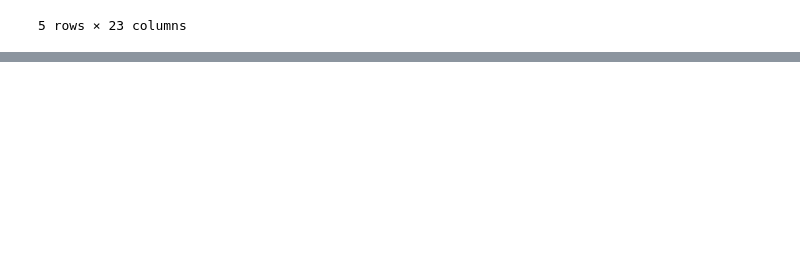
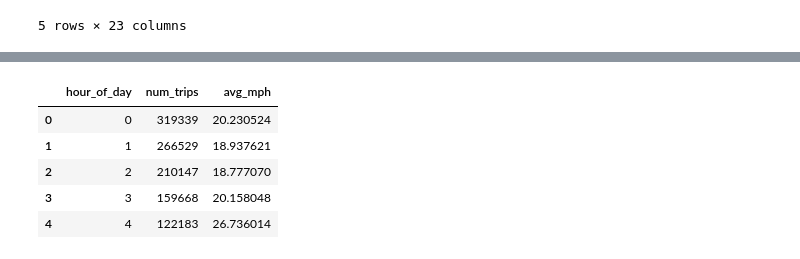
Before and after one commit to SYYoung/Kaggle, a Jupyter notebook: Intro_SQL/with as.ipynb, the cells around one changed output, grey strips where cells are left out. Cells and saved outputs as stored; diff of their text form; code cells hidden in the pictures; blank space fills up the shorter version.

```diff
--- a/Intro_SQL/with as.ipynb
+++ b/Intro_SQL/with as.ipynb
@@ -86,0 +129,28 @@ client.list_rows(table, max_results=5).to_dataframe()
+# %%
+speeds_query = """
+               WITH RelevantRides AS
+               (
+                   SELECT EXTRACT(HOUR FROM trip_start_timestamp) AS hour_of_day,
+                           trip_miles, trip_seconds
+                   FROM `bigquery-public-data.chicago_taxi_trips.taxi_trips`
+                   WHERE  trip_start_timestamp > '2017-01-01' AND
+                           trip_start_timestamp < '2017-07-01' AND
+                           trip_miles > 0 AND
+                           trip_seconds > 0
+               )
+               SELECT hour_of_day, COUNT(1) AS num_trips,
+                   3600*SUM(trip_miles)/SUM(trip_seconds) AS avg_mph
+               FROM RelevantRides
+               GROUP BY hour_of_day
+               ORDER BY hour_of_day
+               """
+
+speeds_query_res = get_query(speeds_query)
+speeds_query_res.head()
+# %% [output]
+|  | hour_of_day | num_trips | avg_mph |
+| 0 | 0 | 319339 | 20.230524 |
+| 1 | 1 | 266529 | 18.937621 |
+| 2 | 2 | 210147 | 18.777070 |
+| 3 | 3 | 159668 | 20.158048 |
+| 4 | 4 | 122183 | 26.736014 |
```
Also changed, not shown: parts of 6 cells of this notebook.
